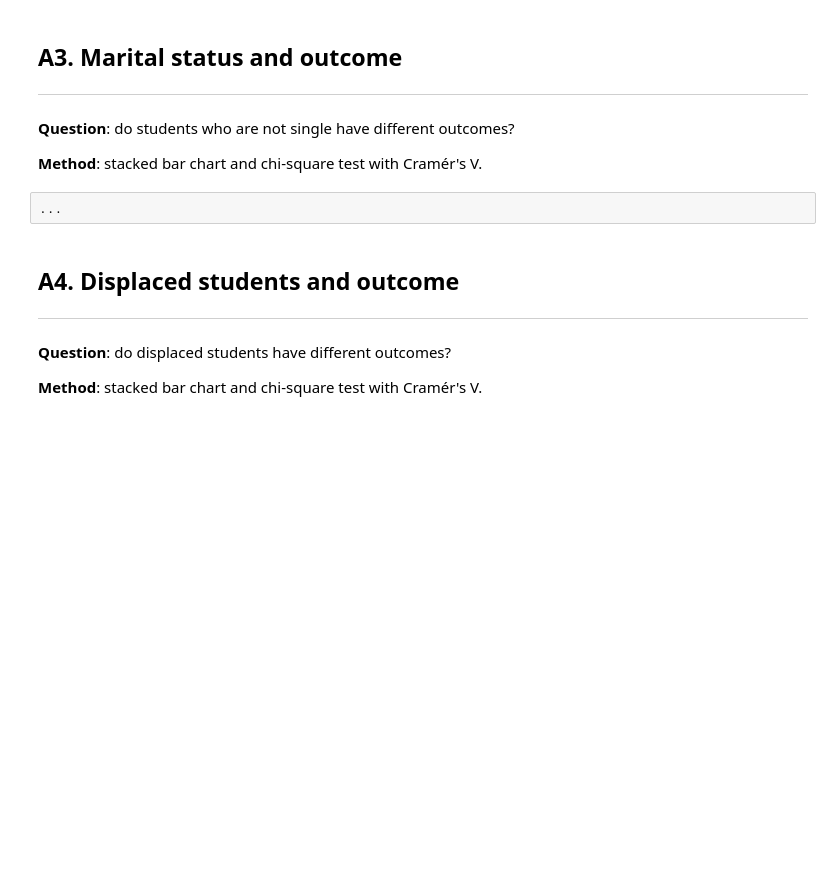
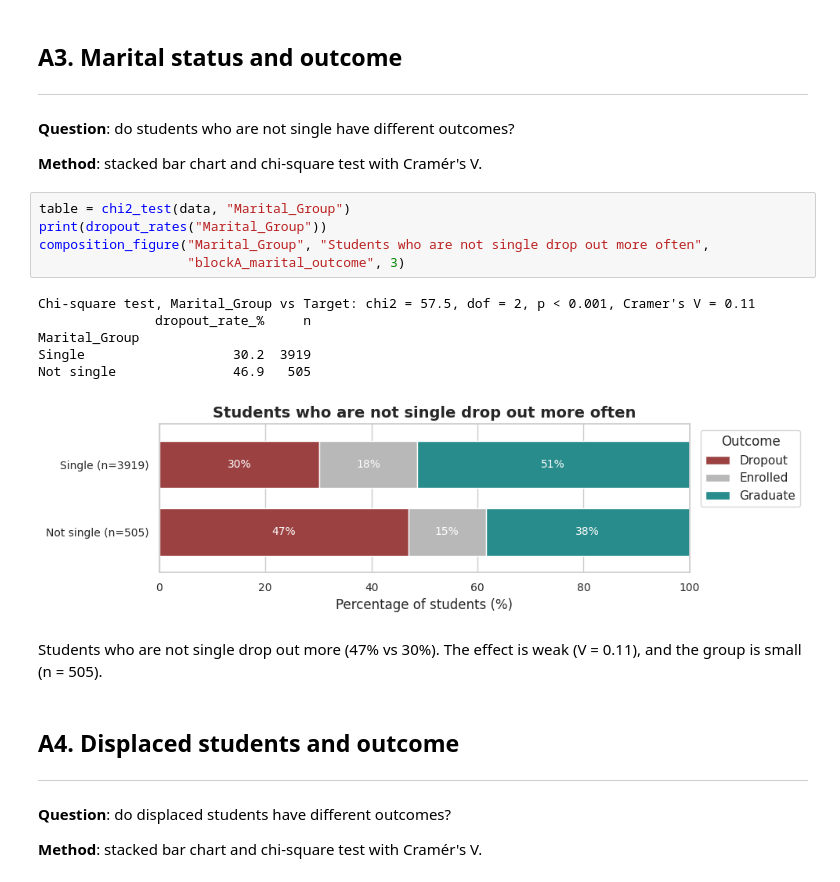
Before and after one commit to Martazzz/dropout_rate_academic_success, a Jupyter notebook: notebooks/02_blocks_A_B.ipynb, the cells around one changed output. Saved outputs shown, nothing was run; the diff lists cells and outputs as text; blank space fills up the shorter version.

```diff
--- a/notebooks/02_blocks_A_B.ipynb
+++ b/notebooks/02_blocks_A_B.ipynb
@@ -171,8 +204,20 @@ comments...
 **Question**: do students who are not single have different outcomes?
 
 **Method**: stacked bar chart and chi-square test with Cramér's V.
-# %%
-...
+# %%
+table = chi2_test(data, "Marital_Group")
+print(dropout_rates("Marital_Group"))
+composition_figure("Marital_Group", "Students who are not single drop out more often",
+                   "blockA_marital_outcome", 3)
+# %% [output]
+Chi-square test, Marital_Group vs Target: chi2 = 57.5, dof = 2, p < 0.001, Cramer's V = 0.11
+               dropout_rate_%     n
+Marital_Group
+Single                   30.2  3919
+Not single               46.9   505
+[figure, added]
+# %% [markdown]
+Students who are not single drop out more (47% vs 30%). The effect is weak (V = 0.11), and the group is small (n = 505).
 # %% [markdown]
 ## A4. Displaced students and outcome
 ---
```
Also changed, not shown: parts of 24 cells of this notebook.
